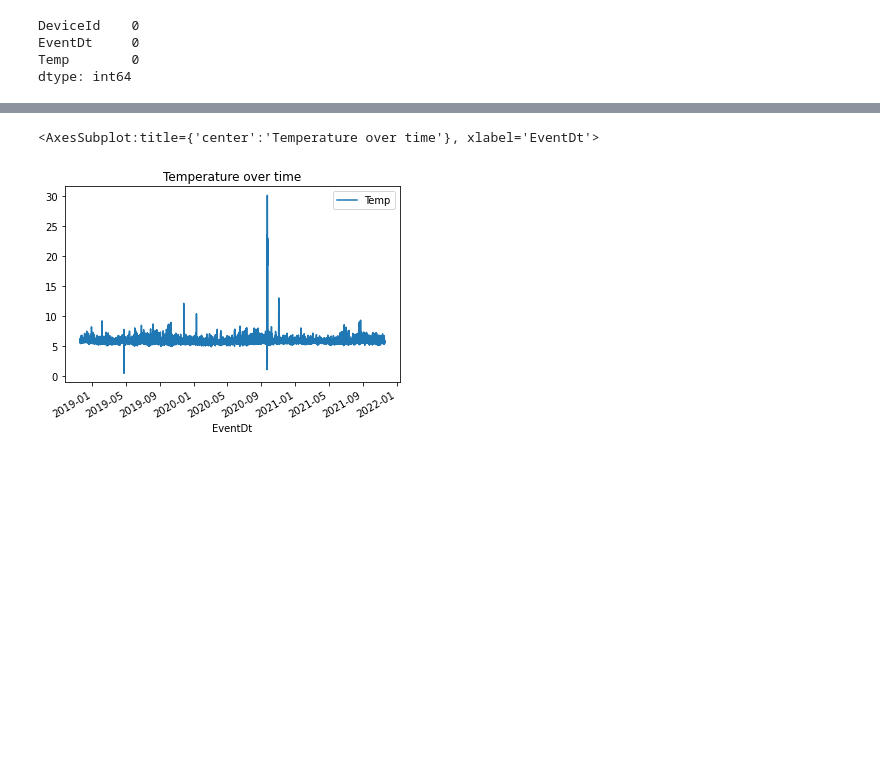
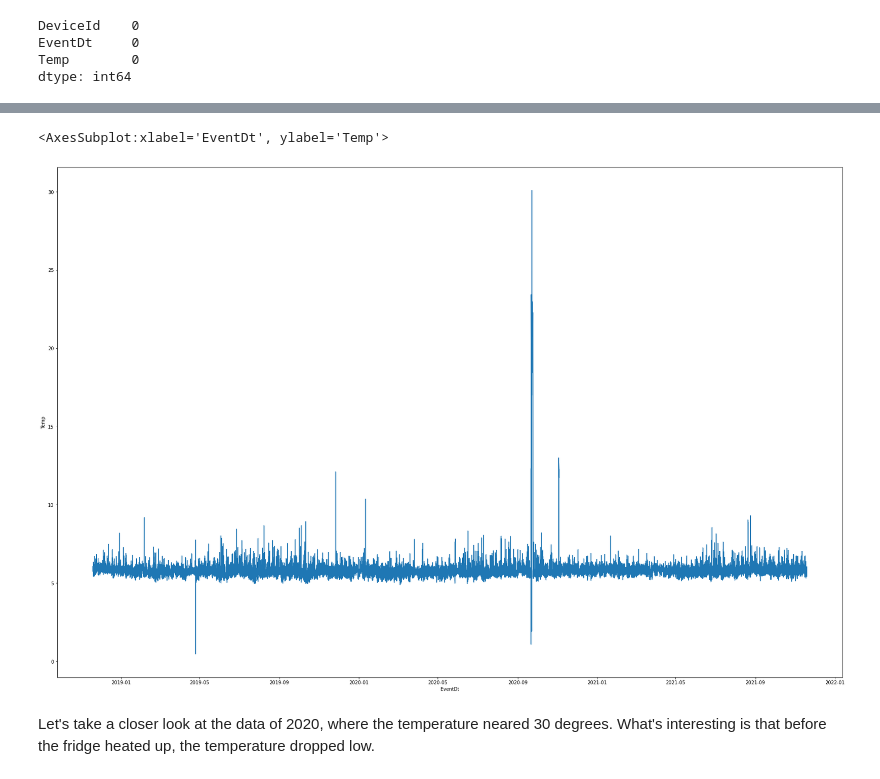
Before and after one commit to margja/SenseAnywhere, a Jupyter notebook: eda.ipynb, the cells around one changed output, grey strips where cells are left out. Cells and saved outputs as stored; diff of their text form; code cells hidden in the pictures; blank space fills up the shorter version.

Commit message:
Added clearer graphs and explanations

```diff
--- a/eda.ipynb
+++ b/eda.ipynb
@@ -53,8 +48,9 @@ dtype: int64
 # %%
-#mask = (df_B['EventDt'] > "2021-08-17") & (df_B['EventDt'] <= "2021-09-17")
-#df_B_split = df_B.loc[mask]
-df_B.plot(x="EventDt", y="Temp", title="Temperature over time")
+plt.figure(figsize = (30,20))
+sns.lineplot(data=df_B, x="EventDt", y="Temp", legend="full")
 # %% [output]
-<AxesSubplot:title={'center':'Temperature over time'}, xlabel='EventDt'>
+<AxesSubplot:xlabel='EventDt', ylabel='Temp'>
-[figure, old version]
+[figure, new version]
+# %% [markdown]
+Let's take a closer look at the data of 2020, where the temperature neared 30 degrees. What's interesting is that before the fridge heated up, the temperature dropped low.
 # %%
```
Also changed, not shown: parts of 9 cells of this notebook.
